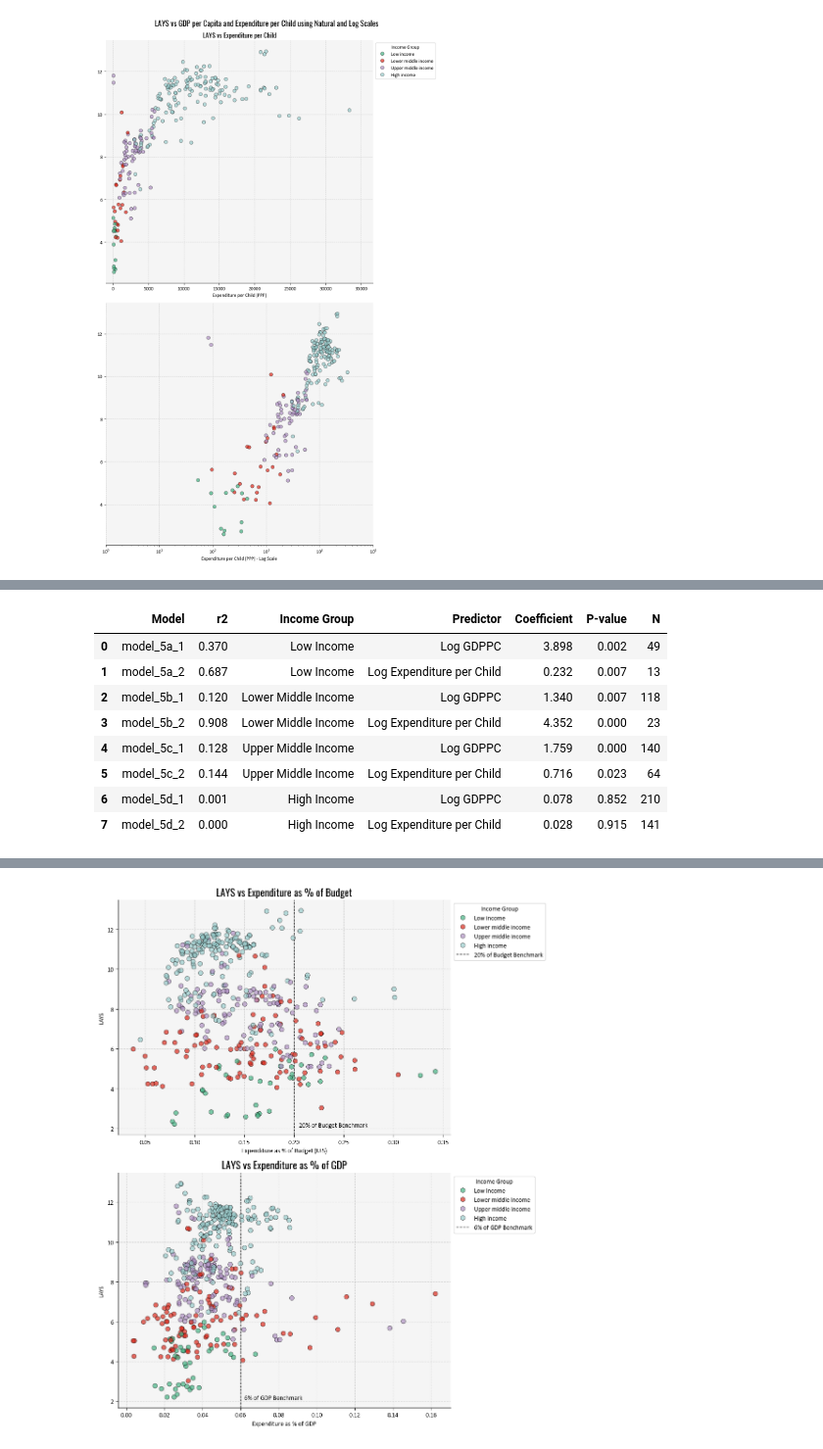
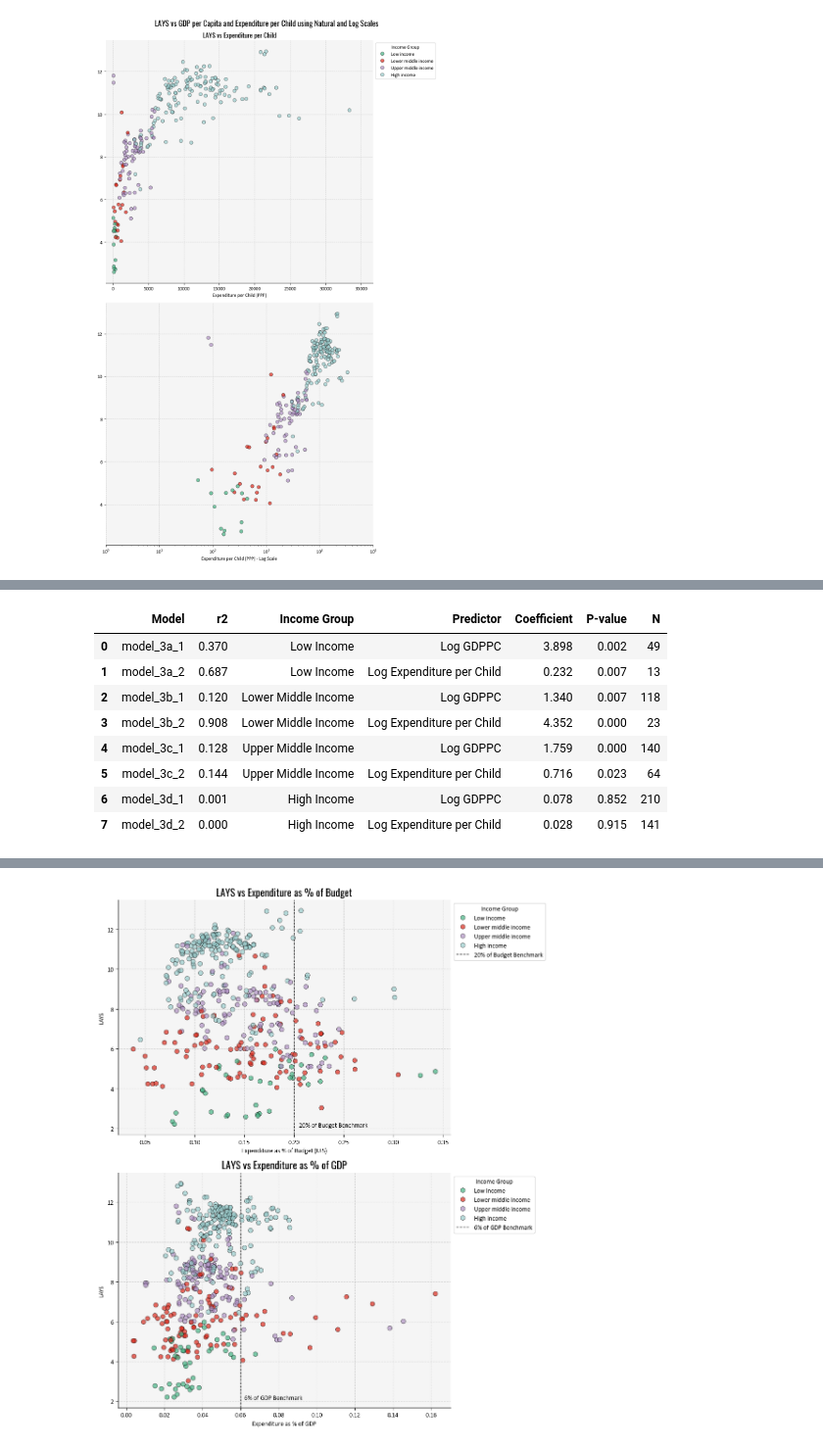
Before and after one commit to fergal-turner/ed_financing, a Jupyter notebook: Code/Data Analysis/02. Changes over time.ipynb, the cells around one changed output, grey strips where cells are left out. Shown at 98% size. Cells and saved outputs as stored; diff of their text form; code cells hidden in the pictures.

```diff
--- a/Code/Data Analysis/02. Changes over time.ipynb
+++ b/Code/Data Analysis/02. Changes over time.ipynb
@@ -574,23 +568,23 @@ Included effects: Entity
 # Compile subgroup coefficients into a summary table
 #========================================
 
-coefficients = [(model_5a_1.params.to_list())[1],
-                (model_5a_2.params.to_list())[1],
-                (model_5b_1.params.to_list())[1],
-                (model_5b_2.params.to_list())[1],
-                (model_5c_1.params.to_list())[1],
-                (model_5c_2.params.to_list())[1],
-                (model_5d_1.params.to_list())[1],
-                (model_5d_2.params.to_list())[1]]
+coefficients = [(model_3a_1.params.to_list())[1],
+                (model_3a_2.params.to_list())[1],
+                (model_3b_1.params.to_list())[1],
+                (model_3b_2.params.to_list())[1],
+                (model_3c_1.params.to_list())[1],
+                (model_3c_2.params.to_list())[1],
+                (model_3d_1.params.to_list())[1],
+                (model_3d_2.params.to_list())[1]]
 
-pvalues = [(model_5a_1.pvalues.to_list())[1],
-           (model_5a_2.pvalues.to_list())[1],
-           (model_5b_1.pvalues.to_list())[1],
-           (model_5b_2.pvalues.to_list())[1],
-           (model_5c_1.pvalues.to_list())[1],
-           (model_5c_2.pvalues.to_list())[1],
-           (model_5d_1.pvalues.to_list())[1],
-           (model_5d_2.pvalues.to_list())[1]]
+pvalues = [(model_3a_1.pvalues.to_list())[1],
+           (model_3a_2.pvalues.to_list())[1],
+           (model_3b_1.pvalues.to_list())[1],
+           (model_3b_2.pvalues.to_list())[1],
+           (model_3c_1.pvalues.to_list())[1],
+           (model_3c_2.pvalues.to_list())[1],
+           (model_3d_1.pvalues.to_list())[1],
+           (model_3d_2.pvalues.to_list())[1]]
 
 income_groups = ['Low Income',
                     'Low Income',
@@ -601,48 +595,48 @@ income_groups = ['Low Income',
                     'High Income',
                     'High Income']
 
 predictor = ['Log GDPPC',
              'Log Expenditure per Child',
              'Log GDPPC',
              'Log Expenditure per Child',
              'Log GDPPC',
              'Log Expenditure per Child',
              'Log GDPPC',
              'Log Expenditure per Child']
 
-models = ['model_5a_1', 'model_5a_2',
-          'model_5b_1', 'model_5b_2',
-          'model_5c_1', 'model_5c_2',
-          'model_5d_1', 'model_5d_2']
+models = ['model_3a_1', 'model_3a_2',
+          'model_3b_1', 'model_3b_2',
+          'model_3c_1', 'model_3c_2',
+          'model_3d_1', 'model_3d_2']
 
-n = [model_5a_1.nobs, model_5a_2.nobs,
-     model_5b_1.nobs, model_5b_2.nobs,
-     model_5c_1.nobs, model_5c_2.nobs,
-     model_5d_1.nobs, model_5d_2.nobs]
+n = [model_3a_1.nobs, model_3a_2.nobs,
+     model_3b_1.nobs, model_3b_2.nobs,
+     model_3c_1.nobs, model_3c_2.nobs,
+     model_3d_1.nobs, model_3d_2.nobs]
 
 r2 = [eval(model).rsquared for model in models]
 
 table = pd.DataFrame({
     'Model': models,
     'r2': r2,
     'Income Group': income_groups,
     'Predictor': predictor,
     'Coefficient': coefficients,
     'P-value': pvalues,
     'N': n})
 
 table = table.round(3)
-table.to_csv(TAB_DIR / "income_group_log_gdppc_slopes.csv", index=False)
+table.to_csv(TAB_DIR / "panel_income_group_log_gdppc_slopes.csv", index=False)
 
 table
 # %% [output]
 |  | Model | r2 | Income Group | Predictor | Coefficient | P-value | N |
-| 0 | model_5a_1 | 0.370 | Low Income | Log GDPPC | 3.898 | 0.002 | 49 |
-| 1 | model_5a_2 | 0.687 | Low Income | Log Expenditure per Child | 0.232 | 0.007 | 13 |
-| 2 | model_5b_1 | 0.120 | Lower Middle Income | Log GDPPC | 1.340 | 0.007 | 118 |
-| 3 | model_5b_2 | 0.908 | Lower Middle Income | Log Expenditure per Child | 4.352 | 0.000 | 23 |
-| 4 | model_5c_1 | 0.128 | Upper Middle Income | Log GDPPC | 1.759 | 0.000 | 140 |
-| 5 | model_5c_2 | 0.144 | Upper Middle Income | Log Expenditure per Child | 0.716 | 0.023 | 64 |
-| 6 | model_5d_1 | 0.001 | High Income | Log GDPPC | 0.078 | 0.852 | 210 |
-| 7 | model_5d_2 | 0.000 | High Income | Log Expenditure per Child | 0.028 | 0.915 | 141 |
+| 0 | model_3a_1 | 0.370 | Low Income | Log GDPPC | 3.898 | 0.002 | 49 |
+| 1 | model_3a_2 | 0.687 | Low Income | Log Expenditure per Child | 0.232 | 0.007 | 13 |
+| 2 | model_3b_1 | 0.120 | Lower Middle Income | Log GDPPC | 1.340 | 0.007 | 118 |
+| 3 | model_3b_2 | 0.908 | Lower Middle Income | Log Expenditure per Child | 4.352 | 0.000 | 23 |
+| 4 | model_3c_1 | 0.128 | Upper Middle Income | Log GDPPC | 1.759 | 0.000 | 140 |
+| 5 | model_3c_2 | 0.144 | Upper Middle Income | Log Expenditure per Child | 0.716 | 0.023 | 64 |
+| 6 | model_3d_1 | 0.001 | High Income | Log GDPPC | 0.078 | 0.852 | 210 |
+| 7 | model_3d_2 | 0.000 | High Income | Log Expenditure per Child | 0.028 | 0.915 | 141 |
 # %%
```
Also changed, not shown: parts of 36 cells of this notebook.
